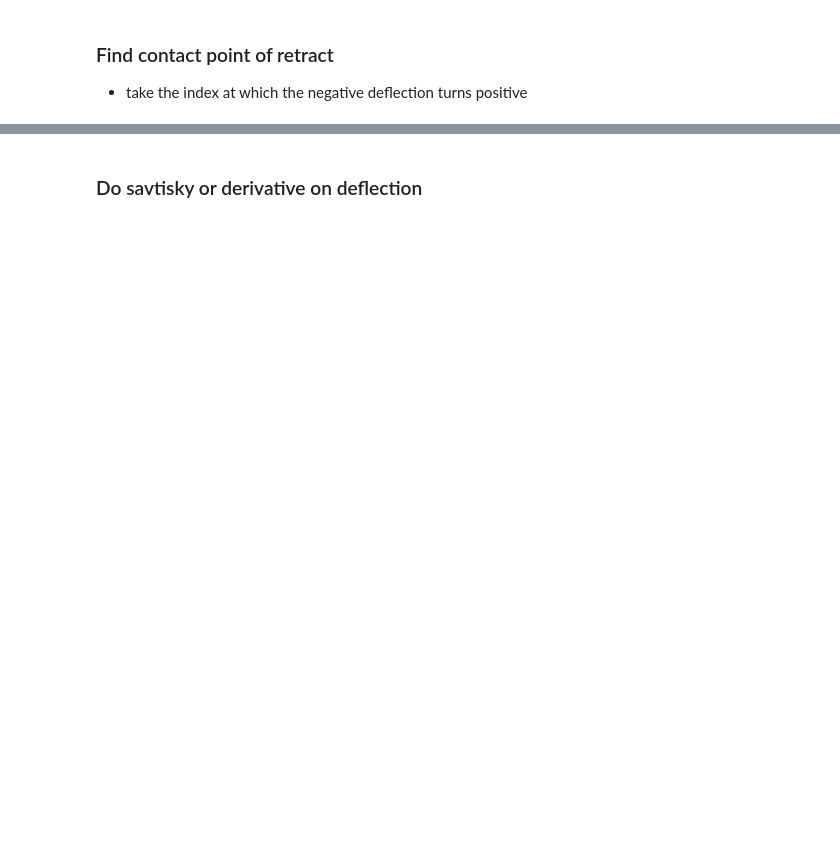
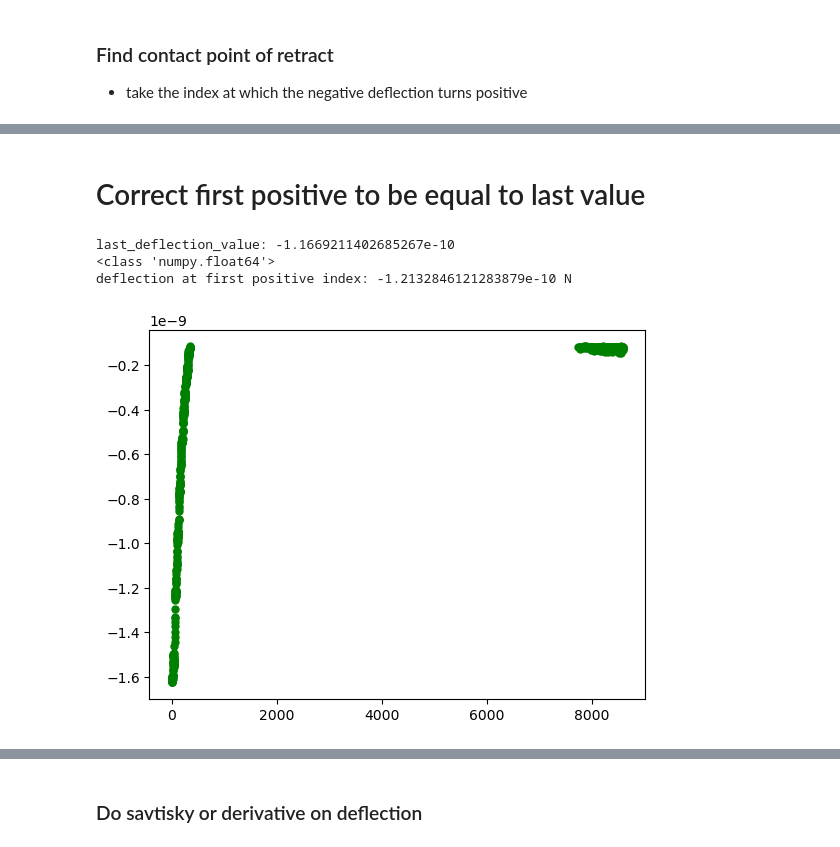
Before and after one commit to enzovill94/PyFMGUI_DyNaMo_tdms, a Jupyter notebook: notebook/velocities/600_tether_finder_pyfmlab.ipynb, the cells around one changed output, grey strips where cells are left out. Saved outputs shown, nothing was run; the diff lists cells and outputs as text; code cells hidden in the pictures; blank space fills up the shorter version.

```diff
--- a/notebook/velocities/600_tether_finder_pyfmlab.ipynb
+++ b/notebook/velocities/600_tether_finder_pyfmlab.ipynb
@@ -262,0 +367,22 @@ if show_plots :
+# %% [markdown]
+# Correct first positive to be equal to last value
+# %%
+# get last value of deflection
+last_deflection_value = tilt_ret_deflection_N[-1]
+print (f"last_deflection_value: {last_deflection_value}")
+print (type(last_deflection_value   ))
+
+
+positives = np.where(tilt_ret_deflection_N < last_deflection_value)[0]
+# print (positives)
+
+plt.plot(positives, tilt_ret_deflection_N[positives], 'o', color='green', markersize=5, label='points > last deflection')  #
+new_first_positive_deflection = tilt_ret_deflection_N[positives[-1]]
+print (f'deflection at first positive index: {new_first_positive_deflection} N')
+
+tilt_ret_deflection_N = tilt_ret_deflection_N.copy() - new_first_positive_deflection
+# %% [output]
+last_deflection_value: -1.1669211402685267e-10
+<class 'numpy.float64'>
+deflection at first positive index: -1.2132846121283879e-10 N
+[figure, added]
```
Also changed, not shown: parts of 22 cells of this notebook, 28 other files.
